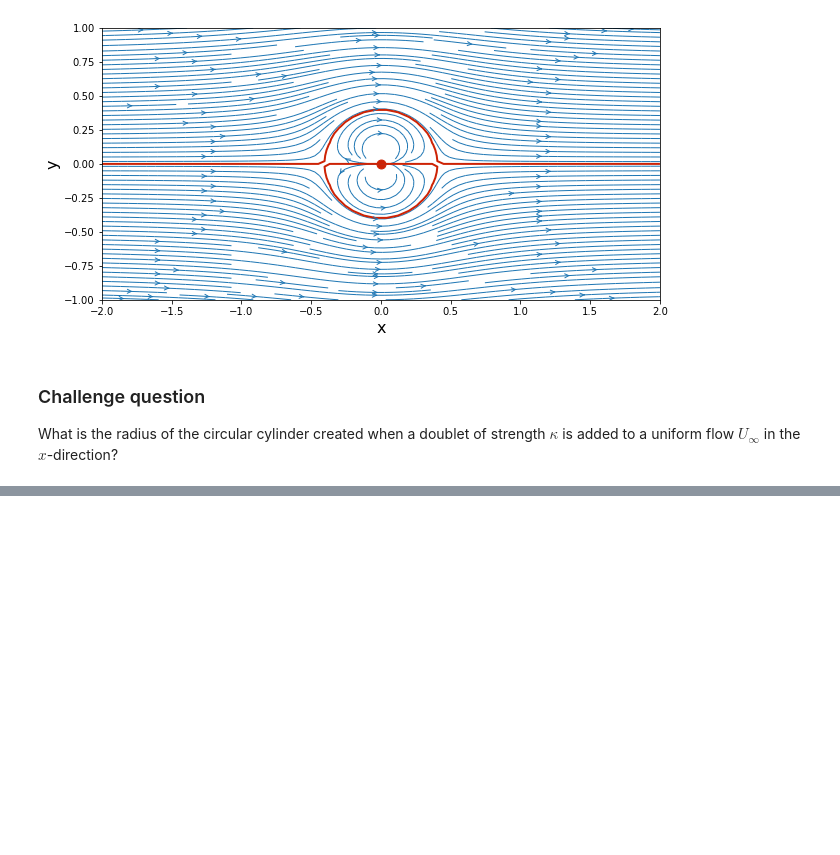
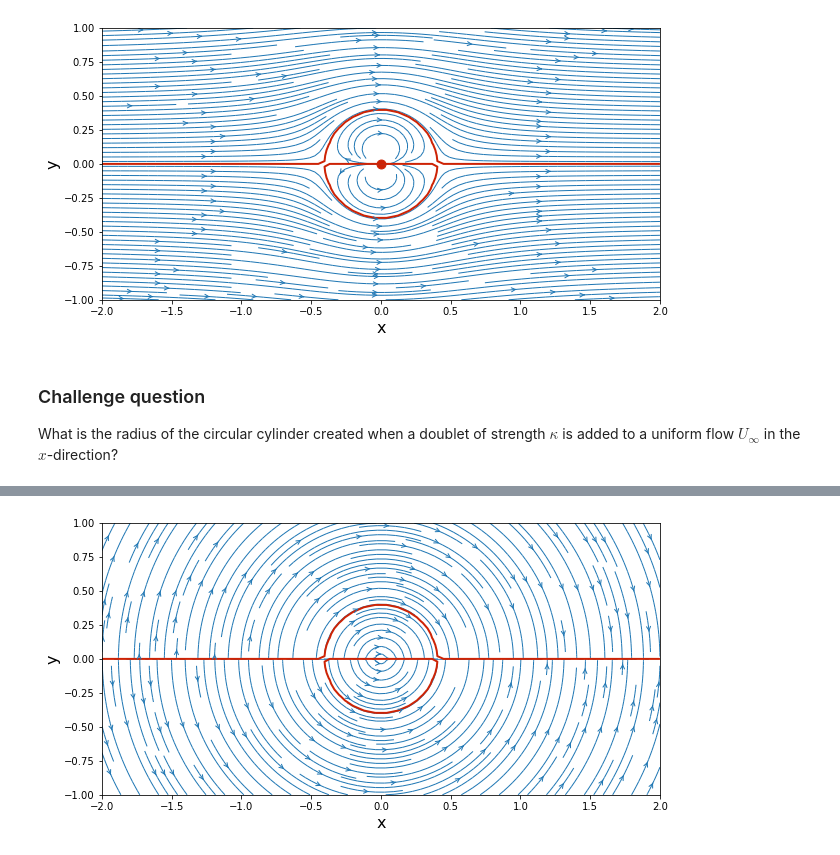
Before and after one commit to riemannsBeard/AeroPython, a Jupyter notebook: lessons/Lesson03.ipynb, the cells around one changed output, grey strips where cells are left out. Cells and saved outputs as stored; diff of their text form; code cells hidden in the pictures; blank space fills up the shorter version.

```diff
--- a/lessons/Lesson03.ipynb
+++ b/lessons/Lesson03.ipynb
@@ -165,0 +195,20 @@ being recognized $R$ as the circle radius.
+# %%
+theta = np.arctan2(Y, X)
+
+uu = 2*u_inf*np.sin(theta)**2
+vv = -2*u_inf*np.sin(theta)*np.cos(theta)
+# %%
+# plot the streamlines
+width = 10
+height = (y_end - y_start)/(x_end - x_start)*width
+plt.figure(figsize=(width, height))
+plt.xlabel('x', fontsize=16)
+plt.ylabel('y', fontsize=16)
+plt.xlim(x_start, x_end)
+plt.ylim(y_start, y_end)
+plt.streamplot(X, Y, uu, vv,
+                  density=2, linewidth=1, arrowsize=1, arrowstyle='->')
+plt.contour(X, Y, psi,
+               levels=[0.], colors='#CD2305', linewidths=2, linestyles='solid');
+# %% [output]
+[figure, added]
```
Also changed, not shown: parts of 5 cells of this notebook.
